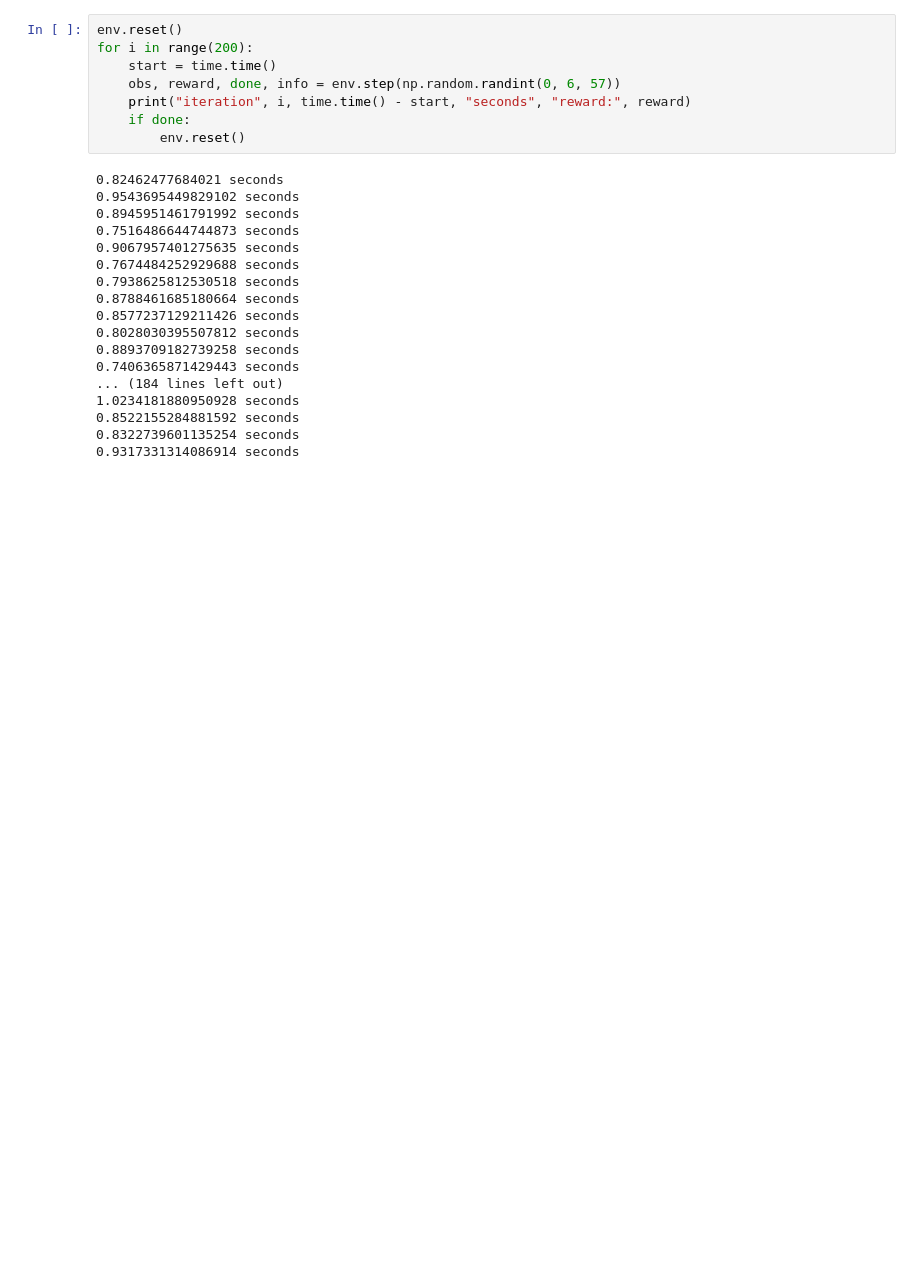
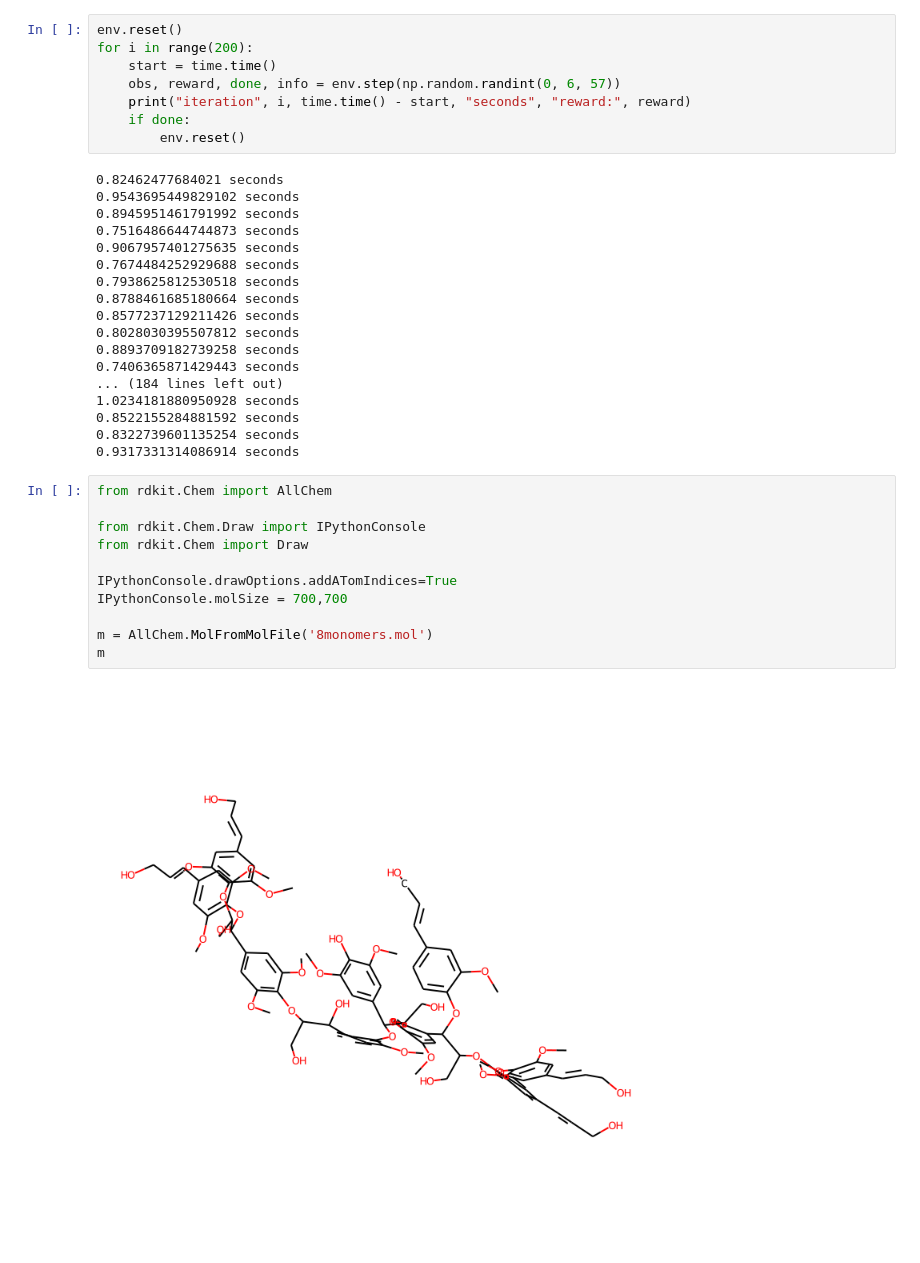
Before and after one commit to runxuanjiang/torsionnet-extended, a Jupyter notebook: lignin_runtime.ipynb, the cells around one changed output. Drawn from its saved outputs; the diff is of its cells as text; blank space fills up the shorter version.

```diff
--- a/lignin_runtime.ipynb
+++ b/lignin_runtime.ipynb
@@ -49,3 +53,16 @@ for i in range(200):
 0.8522155284881592 seconds
 0.8322739601135254 seconds
 0.9317331314086914 seconds
+# %%
+from rdkit.Chem import AllChem
+
+from rdkit.Chem.Draw import IPythonConsole
+from rdkit.Chem import Draw
+
+IPythonConsole.drawOptions.addATomIndices=True
+IPythonConsole.molSize = 700,700
+
+m = AllChem.MolFromMolFile('8monomers.mol')
+m
+# %% [output]
+[figure, added]
```
Also changed, not shown: parts of 2 cells of this notebook, 2 other files.
